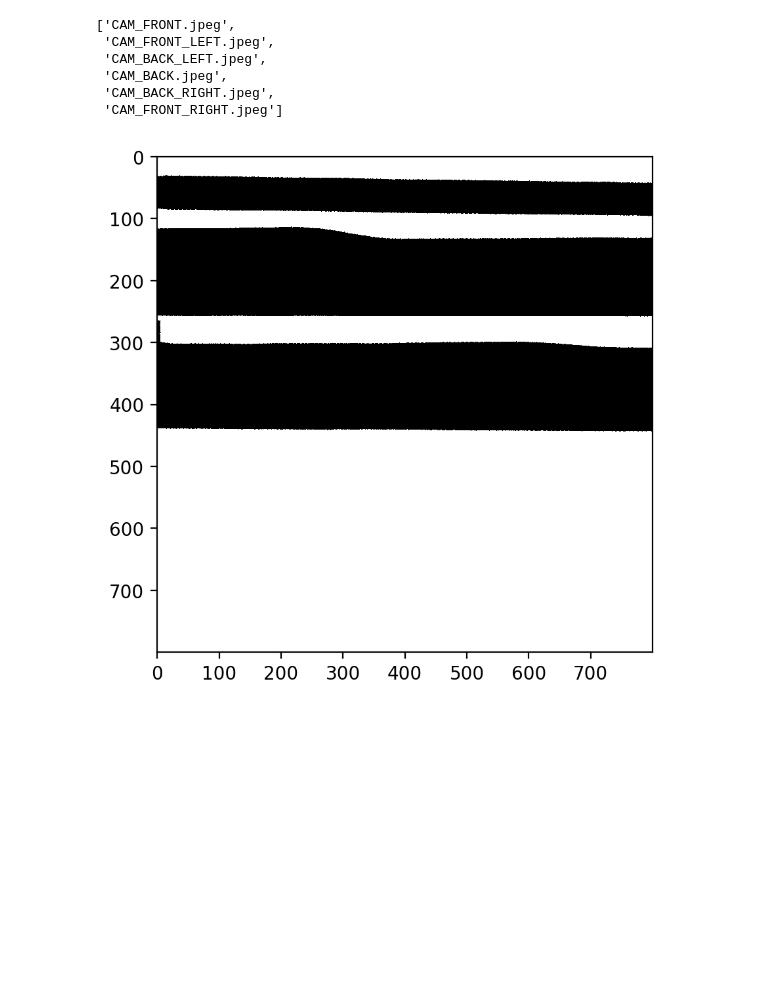
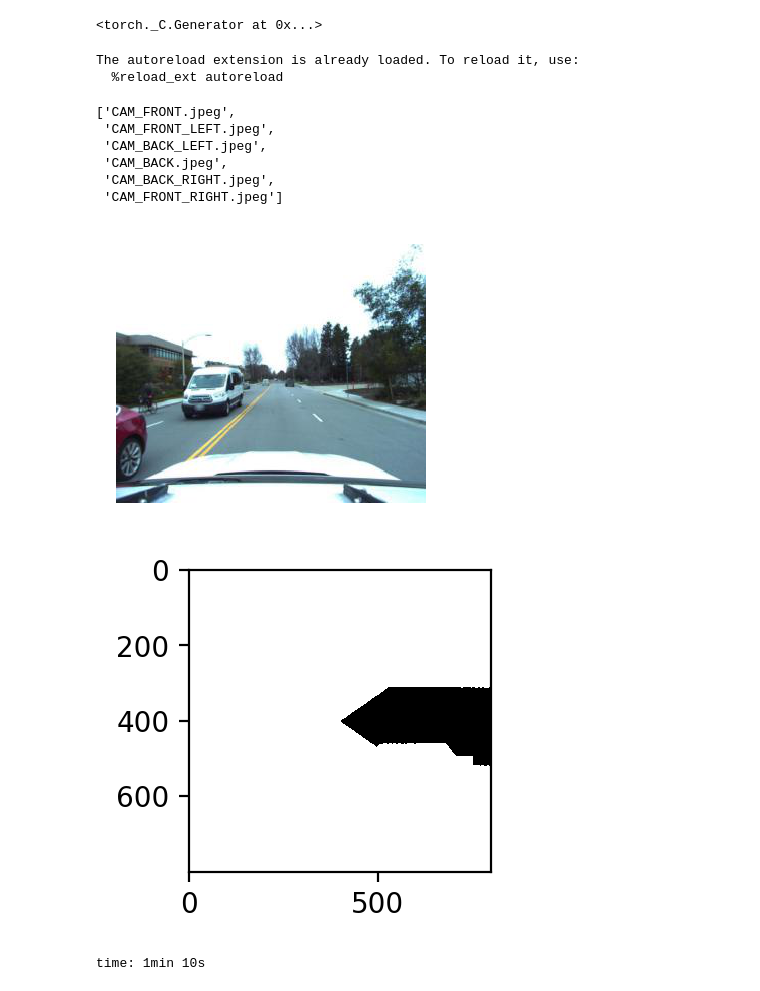
Before and after one commit to bwolfson2/dl2020, a Jupyter notebook: Ben_Conv_Net.ipynb, the cells around one changed output. Saved outputs shown, nothing was run; the diff lists cells and outputs as text; code cells hidden in the pictures; blank space fills up the shorter version.

```diff
--- a/Ben_Conv_Net.ipynb
+++ b/Ben_Conv_Net.ipynb
@@ -1,13 +1,14 @@
 # %%
 import os
 import random
+%load_ext autotime
 
 import numpy as np
 import pandas as pd
 
 import matplotlib
 import matplotlib.pyplot as plt
-matplotlib.rcParams['figure.figsize'] = [5, 5]
+matplotlib.rcParams['figure.figsize'] = [2, 2]
 matplotlib.rcParams['figure.dpi'] = 200
 
 import torch
@@ -36,12 +37,15 @@ annotation_csv = 'data/annotation.csv'
 labeled_scene_index = np.arange(106, 134)
 image_names
 # %% [output]
-['CAM_FRONT.jpeg',
- 'CAM_FRONT_LEFT.jpeg',
- 'CAM_BACK_LEFT.jpeg',
- 'CAM_BACK.jpeg',
- 'CAM_BACK_RIGHT.jpeg',
- 'CAM_FRONT_RIGHT.jpeg']
+<torch._C.Generator at 0x...>
+The autoreload extension is already loaded. To reload it, use:
+  %reload_ext autoreload
+['CAM_FRONT.jpeg',
+ 'CAM_FRONT_LEFT.jpeg',
+ 'CAM_BACK_LEFT.jpeg',
+ 'CAM_BACK.jpeg',
+ 'CAM_BACK_RIGHT.jpeg',
+ 'CAM_FRONT_RIGHT.jpeg']
 # %%
 transform = torchvision.transforms.ToTensor()
 # The labeled dataset can only be retrieved by sample.
@@ -56,3 +60,3 @@ labeled_trainset = TriangleLabeledDataset(image_folder=image_folder,
                                  )
 # %%
-trainloader = torch.utils.data.DataLoader(labeled_trainset , batch_size=100, shuffle=False, num_workers=2, collate_fn=collate_fn)
+trainloader = torch.utils.data.DataLoader(labeled_trainset , batch_size=2, shuffle=True, num_workers=2, collate_fn=collate_fn)
@@ -61,6 +63,29 @@ sample, target, road_image, extra = iter(trainloader).next()
-# %%
-fig, ax = plt.subplots()
-
-ax.imshow(road_image[99], cmap='binary');
-# %% [output]
-[figure, removed]
+# %%
+sample, target, road_image, extra = iter(trainloader).next()
+plt.imshow(sample[0].numpy().transpose(1, 2, 0))
+plt.axis('off');
+fig, ax = plt.subplots()
+
+ax.imshow(road_image[0], cmap='binary');
+# %% [output]
+[figure, added]
+[figure, added]
+# %%
+#TO TRAIN
+# means = []
+# stds = []
+# count_imgs = 0
+# for samples, target, road_image, extra  in trainloader:
+#     for sample in samples:
+#         means.append(torch.mean(sample,axis = [1,2]).numpy())
+#         stds.append(torch.std(sample,axis = [1,2]).numpy())
+#         count_imgs = count_imgs+1
+#     if count_imgs > 20000:
+#         break
+
+# means = np.array(means).mean(axis = 0)
+# stds = np.array(stds).mean(axis = 0)
+means = [0.6394939, 0.6755114, 0.7049375]
+stds = [0.31936955, 0.3117349 , 0.2953726 ]
+# %% [output]
+time: 1min 10s
```
Also changed, not shown: parts of 4 cells of this notebook, 4 other files.
